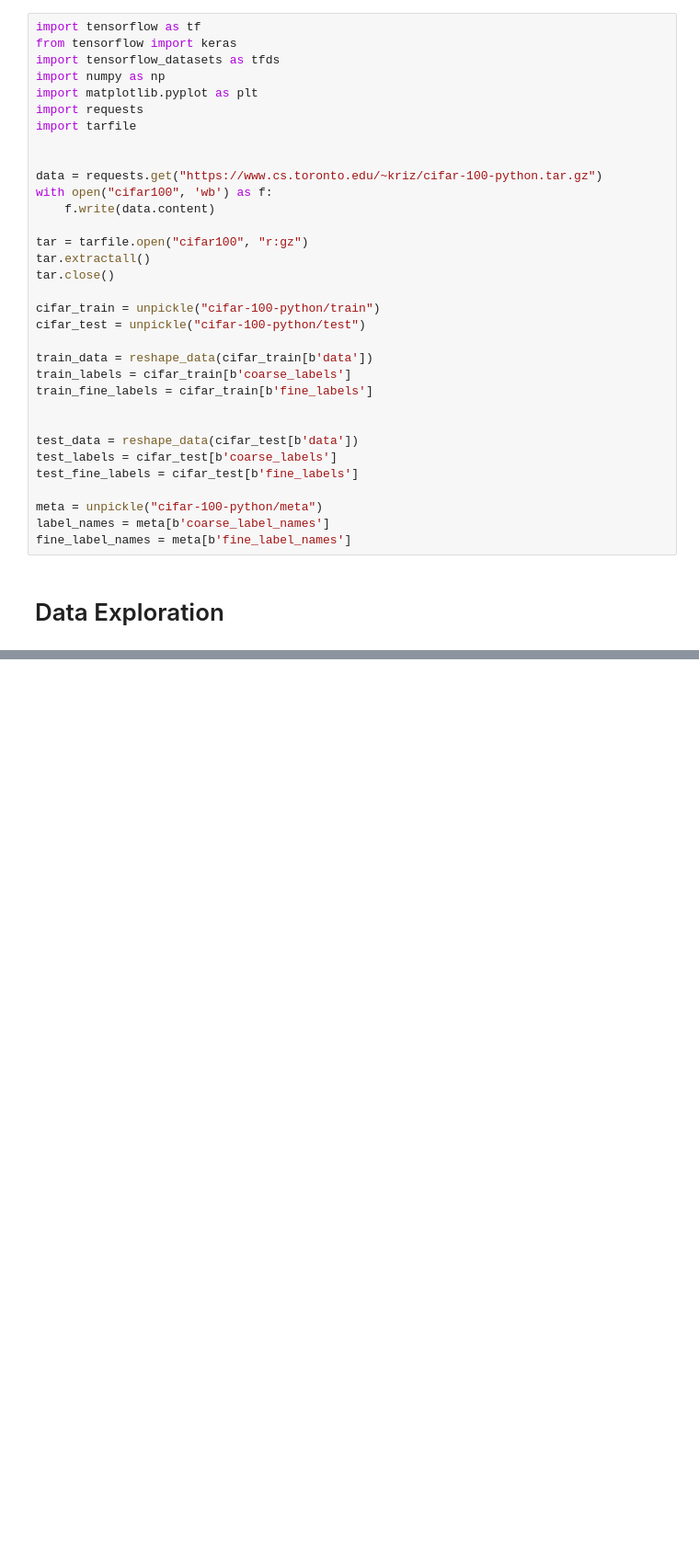
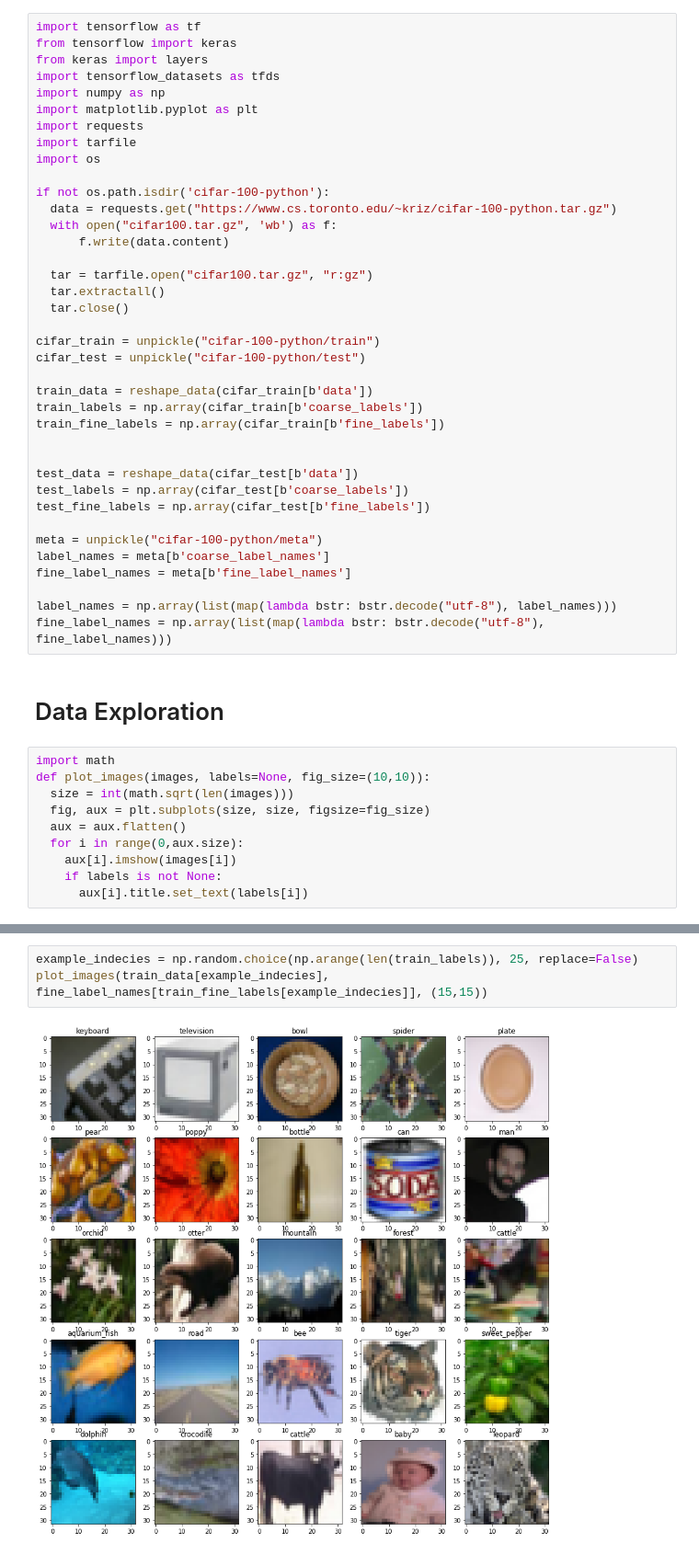
Before and after one commit to Zshoham/YHB, a Jupyter notebook: assignment1.ipynb, the cells around one changed output, grey strips where cells are left out. Shown: that part at 92% size. Cells and saved outputs as stored; diff of their text form; blank space fills up the shorter version.

```diff
--- a/assignment1.ipynb
+++ b/assignment1.ipynb
@@ -19,35 +19,50 @@ def reshape_data(data):
 # %%
 import tensorflow as tf
 from tensorflow import keras
+from keras import layers
 import tensorflow_datasets as tfds
 import numpy as np
 import matplotlib.pyplot as plt
 import requests
 import tarfile
+import os
 
+if not os.path.isdir('cifar-100-python'):
+  data = requests.get("https://www.cs.toronto.edu/~kriz/cifar-100-python.tar.gz")
+  with open("cifar100.tar.gz", 'wb') as f:
+      f.write(data.content)
 
-data = requests.get("https://www.cs.toronto.edu/~kriz/cifar-100-python.tar.gz")
-with open("cifar100", 'wb') as f:
-    f.write(data.content)
-
-tar = tarfile.open("cifar100", "r:gz")
-tar.extractall()
-tar.close()
+  tar = tarfile.open("cifar100.tar.gz", "r:gz")
+  tar.extractall()
+  tar.close()
 
 cifar_train = unpickle("cifar-100-python/train")
 cifar_test = unpickle("cifar-100-python/test")
 
 train_data = reshape_data(cifar_train[b'data'])
-train_labels = cifar_train[b'coarse_labels']
-train_fine_labels = cifar_train[b'fine_labels']
+train_labels = np.array(cifar_train[b'coarse_labels'])
+train_fine_labels = np.array(cifar_train[b'fine_labels'])
 
 
 test_data = reshape_data(cifar_test[b'data'])
-test_labels = cifar_test[b'coarse_labels']
-test_fine_labels = cifar_test[b'fine_labels']
+test_labels = np.array(cifar_test[b'coarse_labels'])
+test_fine_labels = np.array(cifar_test[b'fine_labels'])
 
 meta = unpickle("cifar-100-python/meta")
 label_names = meta[b'coarse_label_names']
 fine_label_names = meta[b'fine_label_names']
+
+label_names = np.array(list(map(lambda bstr: bstr.decode("utf-8"), label_names)))
+fine_label_names = np.array(list(map(lambda bstr: bstr.decode("utf-8"), fine_label_names)))
 # %% [markdown]
 # Data Exploration
+# %%
+import math
+def plot_images(images, labels=None, fig_size=(10,10)):
+  size = int(math.sqrt(len(images)))
+  fig, aux = plt.subplots(size, size, figsize=fig_size)
+  aux = aux.flatten()
+  for i in range(0,aux.size):
+    aux[i].imshow(images[i])
+    if labels is not None:
+      aux[i].title.set_text(labels[i])
@@ -73,0 +108,5 @@ aux[3].bar(test_fine_lbl, test_fine_lbl_counts, label="testing low level label d
+# %%
+example_indecies = np.random.choice(np.arange(len(train_labels)), 25, replace=False)
+plot_images(train_data[example_indecies], fine_label_names[train_fine_labels[example_indecies]], (15,15))
+# %% [output]
+[figure, added]
```
Also changed, not shown: parts of 24 cells of this notebook.
